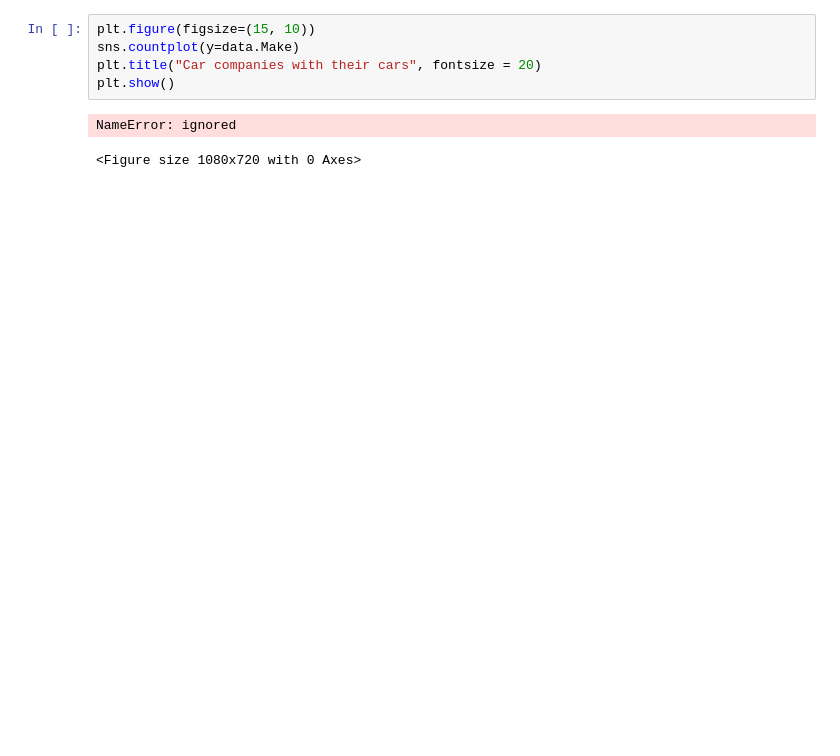
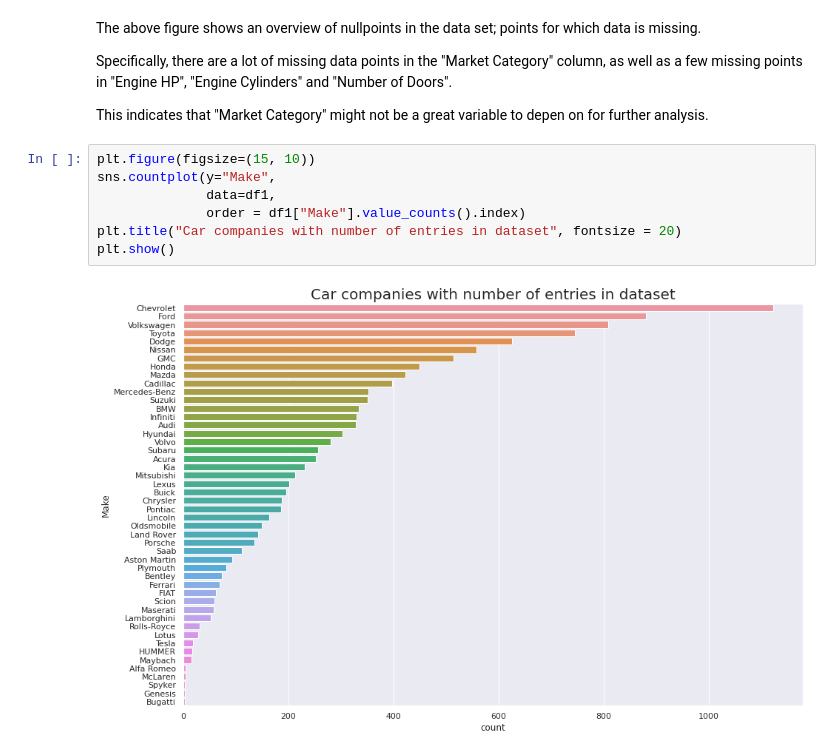
Before and after one commit to Xanzud/CarpricePrediction-IE500618, a Jupyter notebook: CarPricePrediction.ipynb, the cells around one changed output. Saved outputs shown, nothing was run; the diff lists cells and outputs as text; blank space fills up the shorter version.

```diff
--- a/CarPricePrediction.ipynb
+++ b/CarPricePrediction.ipynb
@@ -32,8 +82,15 @@ Exploring the data, attempting to get some usefull insight.
+# %% [markdown]
+The above figure shows an overview of nullpoints in the data set; points for which data is missing.
+
+Specifically, there are a lot of missing data points in the "Market Category" column, as well as a few missing points in "Engine HP", "Engine Cylinders" and "Number of Doors".
+
+This indicates that "Market Category" might not be a great variable to depen on for further analysis.
 # %%
 plt.figure(figsize=(15, 10))
-sns.countplot(y=data.Make)
-plt.title("Car companies with their cars", fontsize = 20)
+sns.countplot(y="Make",
+              data=df1,
+              order = df1["Make"].value_counts().index)
+plt.title("Car companies with number of entries in dataset", fontsize = 20)
 plt.show()
 # %% [output]
-NameError: ignored
-<Figure size 1080x720 with 0 Axes>
+[figure, added]
```
Also changed, not shown: parts of 43 cells of this notebook.
